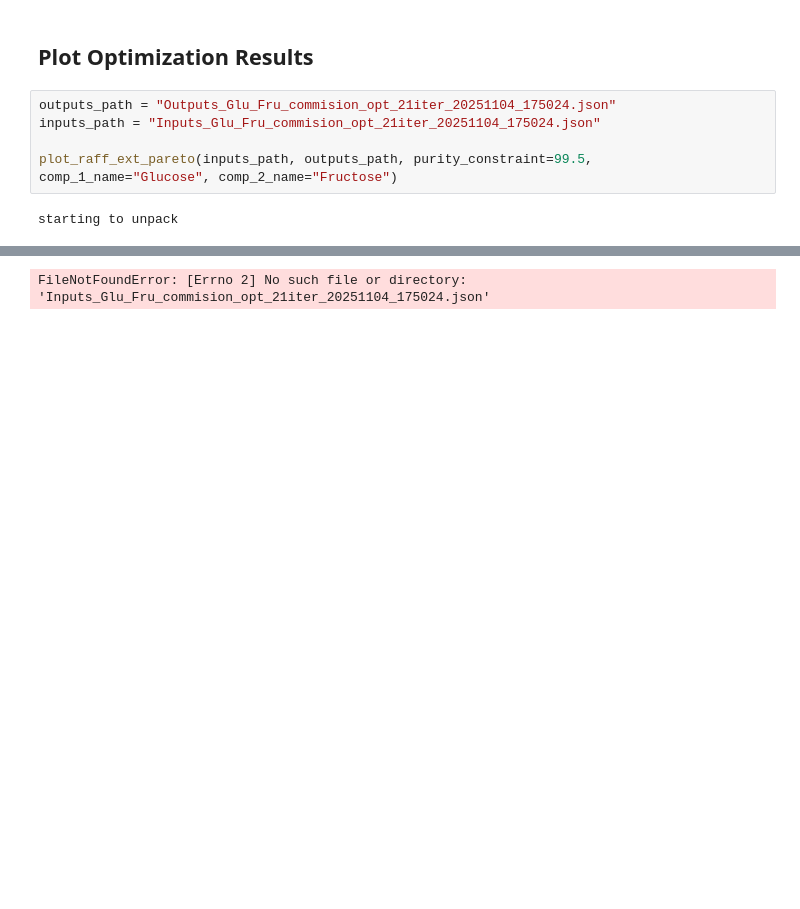
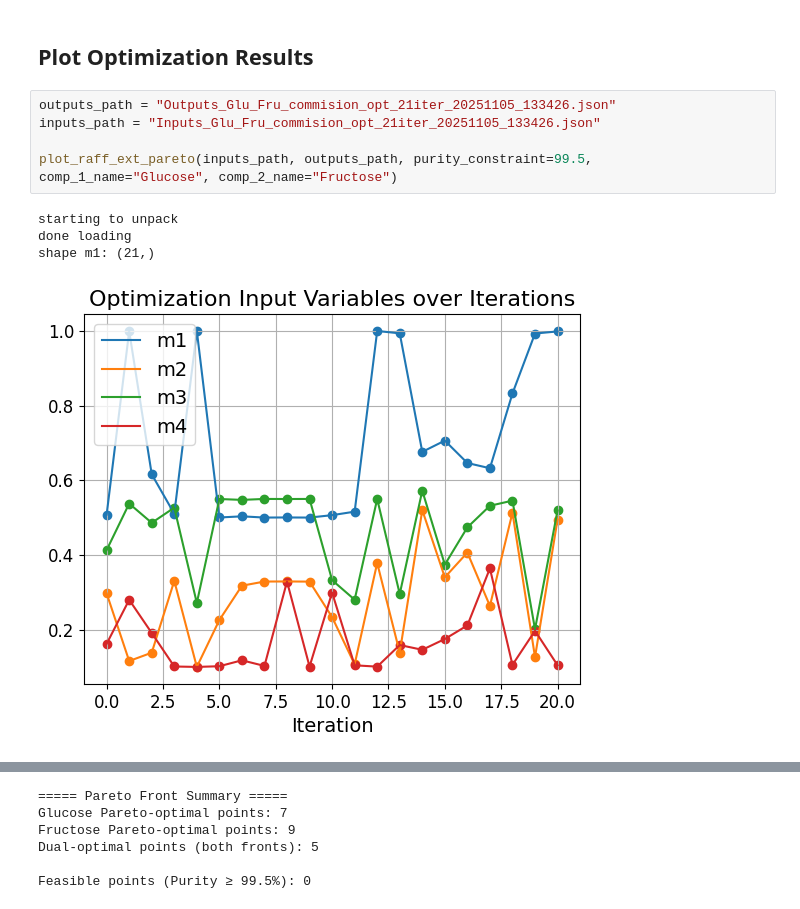
Before and after one commit to Nawa-Punabantu/smb_optimization_files, a Jupyter notebook: optimization.ipynb, the cells around one changed output, grey strips where cells are left out. Cells and saved outputs as stored; diff of their text form; blank space fills up the shorter version.

Commit message:
updates on the simulation outputs again

```diff
--- a/optimization.ipynb
+++ b/optimization.ipynb
@@ -475,9 +493,12 @@ KeyboardInterrupt:
 # %% [markdown]
 ## Plot Optimization Results
 # %%
-outputs_path = "Outputs_Glu_Fru_commision_opt_21iter_20251104_175024.json"
-inputs_path = "Inputs_Glu_Fru_commision_opt_21iter_20251104_175024.json"
+outputs_path = "Outputs_Glu_Fru_commision_opt_21iter_20251105_133426.json"
+inputs_path = "Inputs_Glu_Fru_commision_opt_21iter_20251105_133426.json"
 
 plot_raff_ext_pareto(inputs_path, outputs_path, purity_constraint=99.5, comp_1_name="Glucose", comp_2_name="Fructose")
 # %% [output]
 starting to unpack
+done loading
+shape m1: (21,)
+[figure, added]
@@ -484 +507,6 @@ starting to unpack
-FileNotFoundError: [Errno 2] No such file or directory: 'Inputs_Glu_Fru_commision_opt_21iter_20251104_175024.json'
+===== Pareto Front Summary =====
+Glucose Pareto-optimal points: 7
+Fructose Pareto-optimal points: 9
+Dual-optimal points (both fronts): 5
+
+Feasible points (Purity ≥ 99.5%): 0
```
Also changed, not shown: parts of 3 cells of this notebook, 3 other files.
